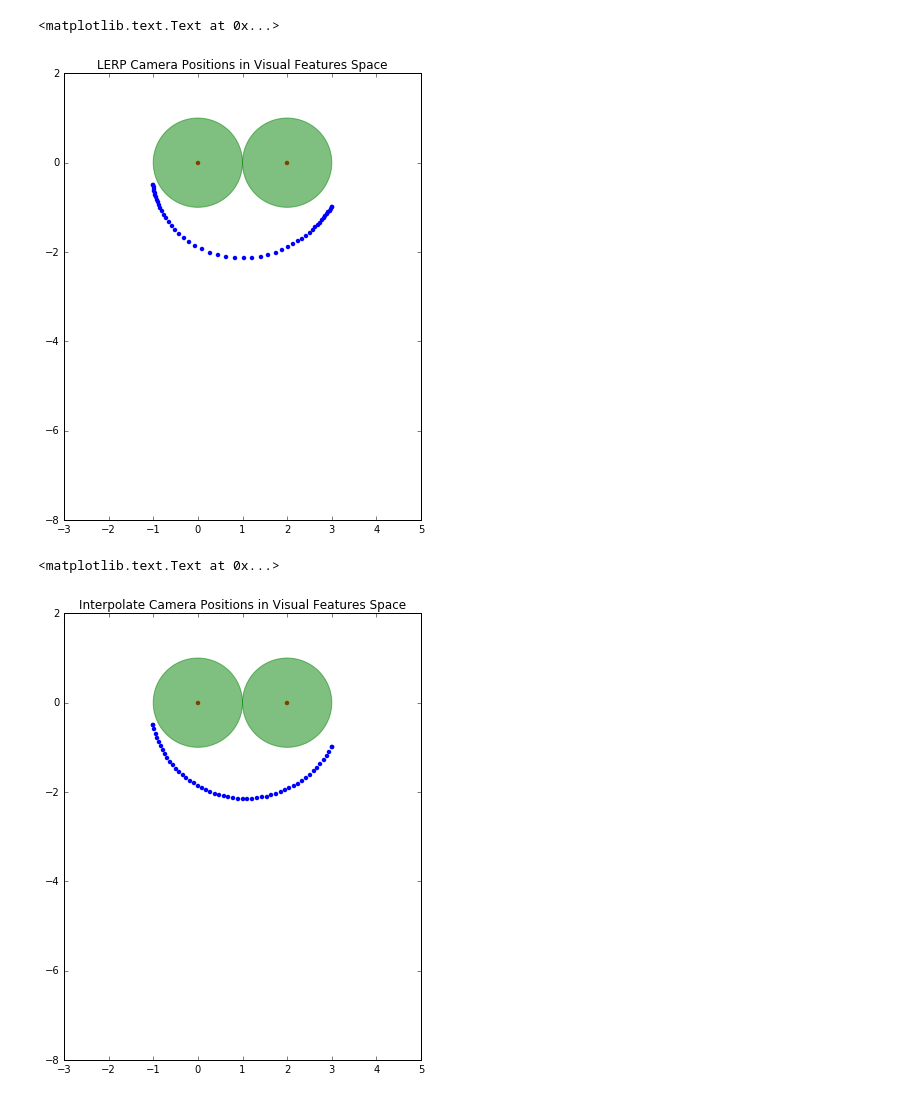
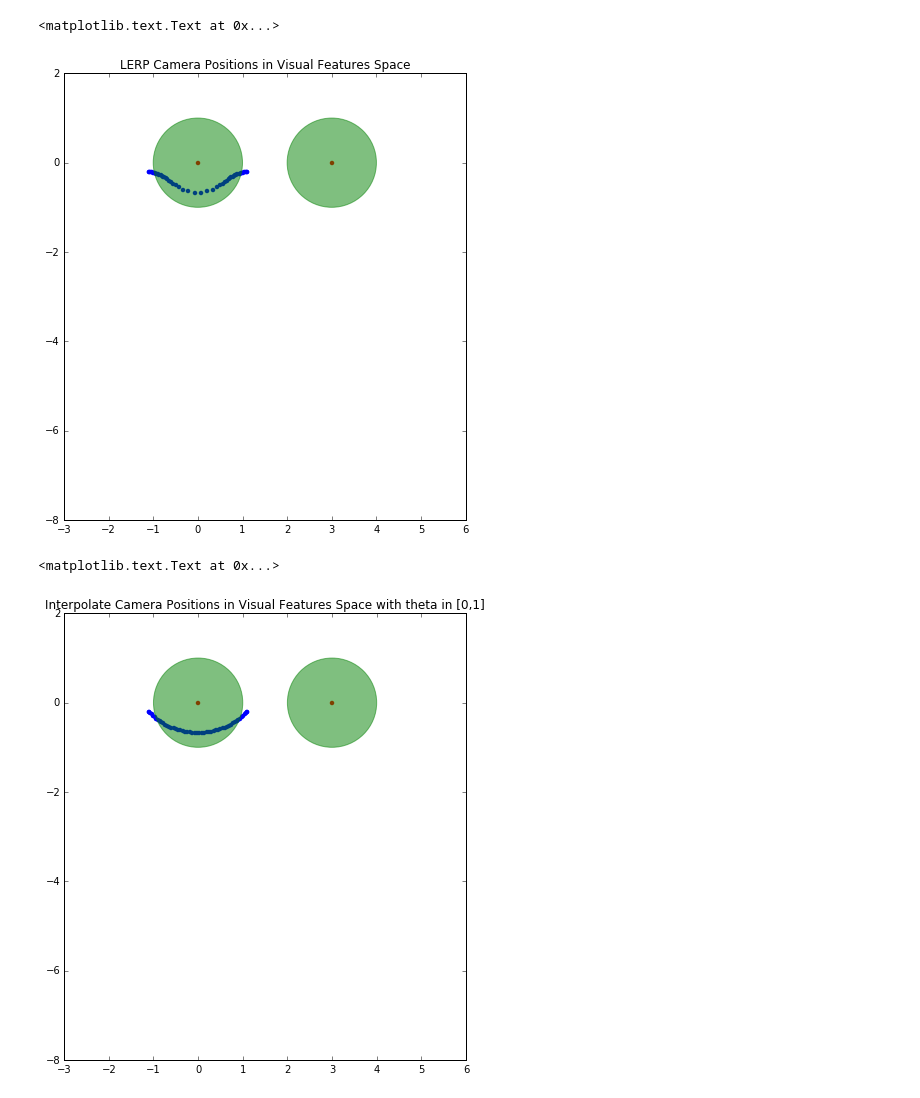
Before and after one commit to njoubert/spooky, a Jupyter notebook: experiments/ipython/04 ToricTraj - Visual Features.ipynb, the cells around one changed output. Saved outputs shown, nothing was run; the diff lists cells and outputs as text; code cells hidden in the pictures.

```diff
--- a/experiments/ipython/04 ToricTraj - Visual Features.ipynb
+++ b/experiments/ipython/04 ToricTraj - Visual Features.ipynb
@@ -52,15 +52,15 @@ min_dist = 1
 
 # starting people positons
 PA_1 = toric.Vector3(0,0,0)
-PB_1 = toric.Vector3(2,0,0)
+PB_1 = toric.Vector3(3,0,0)
 
 # ending people positions: for the moment the positions are the same
 PA_2 = toric.Vector3(0,0,0)
 PB_2 = toric.Vector3(2,0,0)
 
 # Starting camera position is *outside* of PA_1:
-C_1 = toric.Vector3(-1,-0.5,0)
-C_2 = toric.Vector3( 3,-1,0)
+C_1 = toric.Vector3(-1.1,-0.2,0)
+C_2 = toric.Vector3( 1.1,-0.2,0)
 # %%
 def drawSetup():
     pylab.rcParams['figure.figsize'] = 8, 8
@@ -237,7 +237,7 @@ scatterplot_camera_arr(FC)
 plt.title("LERP Camera Positions in Visual Features Space")
 # %% [output]
 <matplotlib.text.Text at 0x...>
-[figure, old version]
+[figure, new version]
 # %%
 #
 # Consider interpolating visual features
@@ -300,32 +300,32 @@ def map_visual_to_cam(a):
     vant_A = np.array([a[3], a[4], a[5]])
     vant_A /= np.linalg.norm(vant_A)
     vant_B = np.array([a[6], a[7], a[8]])
     vant_B /= np.linalg.norm(vant_B)
     # manifold surface generated by interpolated alpha ??
     # intersect manifold with vantage vectors
     # calculate distance
     dist_A_alpha = dist_A
     dist_B_alpha = dist_B
 
     # calculate lambda
     # sinusoid taking as input the angle between vantage and line AB (separating the two targets)
     line_AB = np3_to_vector3(PAB_1).perpendicular()
     angle_A = py_ang(vector3_to_np3(line_AB), vant_A) #line_AB.directedAngle(line_AB, np3_to_vector3(vant_A))
     angle_B = py_ang(vector3_to_np3(line_AB), vant_B)
     lambda_A = np.sin(angle_A)
     lambda_B = np.sin(angle_B)
 
     F = vector3_to_np3(PA_1) + vector3_to_np3(PB_1)
     F += (vant_A * (dist_A + dist_A_alpha * lambda_A) / (1 + lambda_A))
     F += (vant_B * (dist_B + dist_B_alpha * lambda_B) / (1 + lambda_B))
     F *= 0.5
     return F
 
 V = np.c_[alpha_lin, distance_A_lin, distance_B_lin, vantage_A_slerp, vantage_B_slerp]
 FC = np.apply_along_axis(map_visual_to_cam, axis=1, arr=V)
 
 scatterplot_camera_arr(FC)
-plt.title("Interpolate Camera Positions in Visual Features Space")
+plt.title("Interpolate Camera Positions in Visual Features Space with theta in [0,1]")
 # %% [output]
 <matplotlib.text.Text at 0x...>
-[figure, old version]
+[figure, new version]
```
Also changed, not shown: parts of 2 cells of this notebook.
